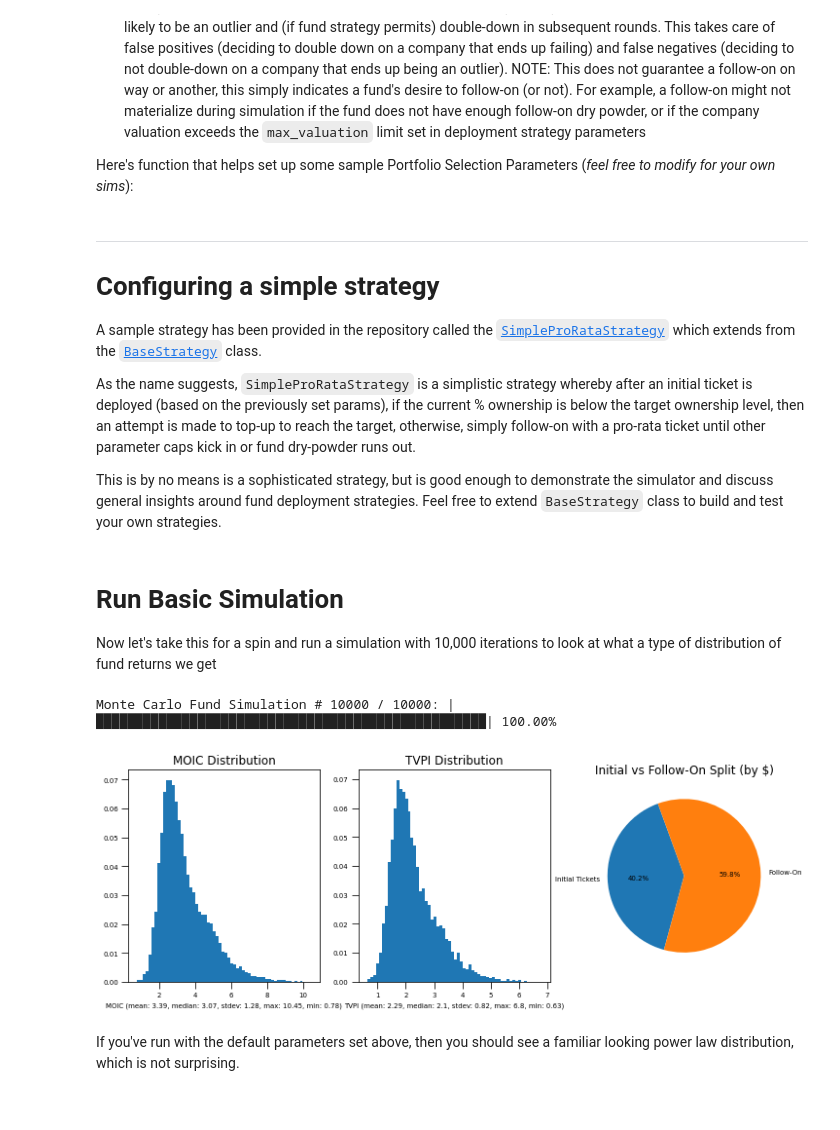
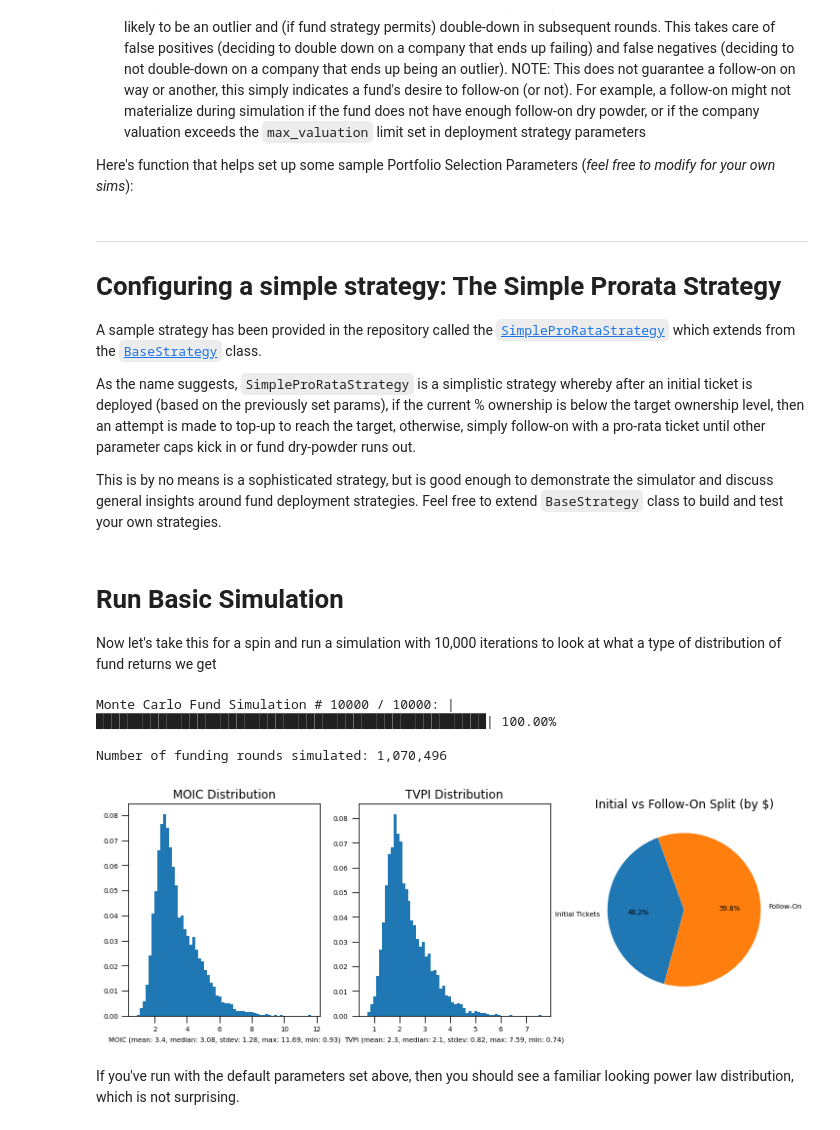
Before and after one commit to raedventures/MonteCarloFundSimulator, a Jupyter notebook: notebooks/fund_simulator.ipynb, the cells around one changed output. Cells and saved outputs as stored; diff of their text form; code cells hidden in the pictures.

```diff
--- a/notebooks/fund_simulator.ipynb
+++ b/notebooks/fund_simulator.ipynb
@@ -215,7 +215,7 @@ def setPortfolioSelectionParameters():
     return portSelectionParams
 # %% [markdown]
 ---
-# Configuring a simple strategy
+# Configuring a simple strategy: The Simple Prorata Strategy
 
 A sample strategy has been provided in the repository called the [`SimpleProRataStrategy`](https://github.com/raedventures/MonteCarloFundSimulator/blob/main/src/strategy/simple_prorata_strategy.py) which extends from the [`BaseStrategy`](https://github.com/raedventures/MonteCarloFundSimulator/blob/main/src/strategy/base_strategy.py) class.
 
@@ -233,20 +235,27 @@ Now let's take this for a spin and run a simulation with 10,000 iterations to lo
 # %%
 from simulator_engine import runSimulation, plotStats
 from simple_prorata_strategy import SimpleProRataStrategy
 from plot_stats import plot_stats_notebook
 
 fp = setFundParameters()
 psp = setPortfolioSelectionParameters()
-s = setStrategyParameters(SimpleProRataStrategy(fp, psp))
+
+# s = DoubleTapStrategy(0.35, fp, psp)
+s = SimpleProRataStrategy(fp, psp)
+s = setStrategyParameters(s)
 
 num_iterations = 10000
-moics, tvpis, outcomes, [it, ft] = runSimulation(s, num_iterations)
+moics, tvpis, outcomes, [it, ft], nr = runSimulation(s, num_iterations)
+
+print(f"Number of funding rounds simulated: {nr:,}")
 
 # plot fund performance summary
 plot_stats_notebook(moics, tvpis, outcomes, [it, ft])
 # %% [output]
 Monte Carlo Fund Simulation # 10000 / 10000: |██████████████████████████████████████████████████| 100.00%
+
+Number of funding rounds simulated: 1,070,496
-[figure, old version]
+[figure, new version]
 # %% [markdown]
 If you've run with the default parameters set above, then you should see a familiar looking power law distribution, which is not surprising.
 # %% [markdown]
```
Also changed, not shown: parts of 15 cells of this notebook.
